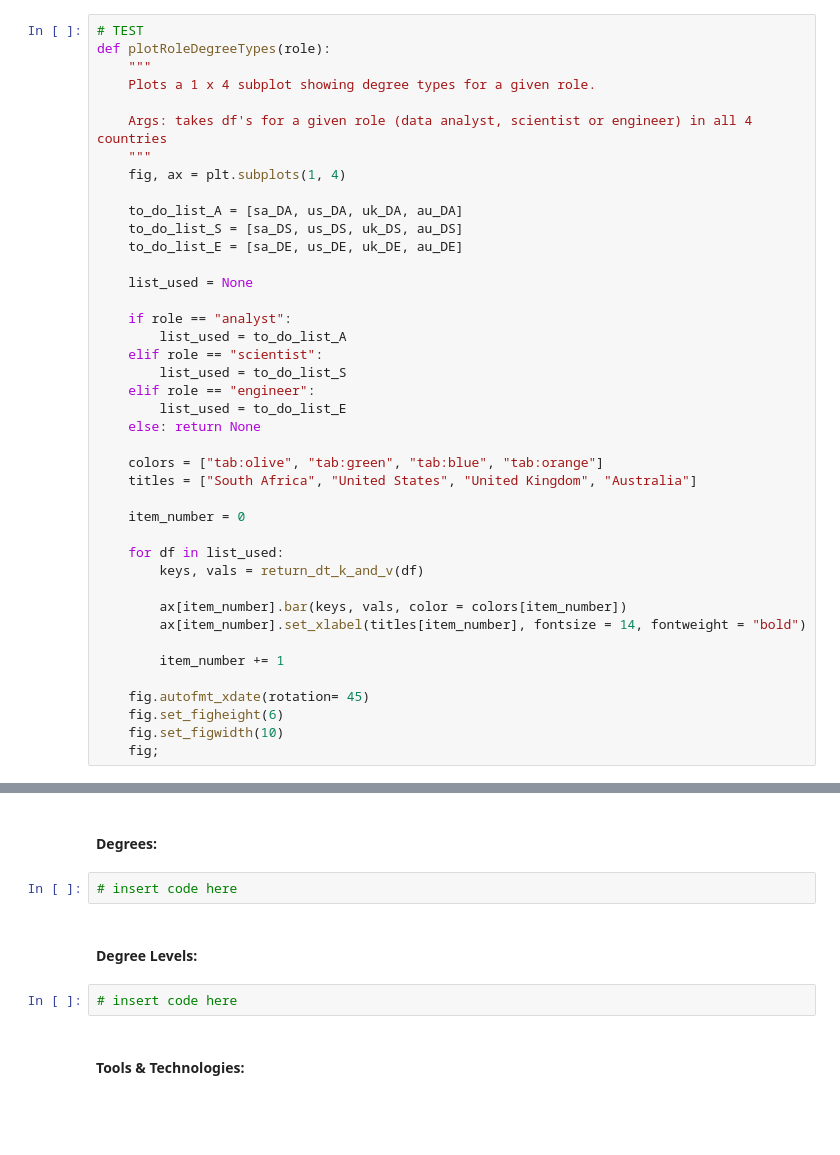
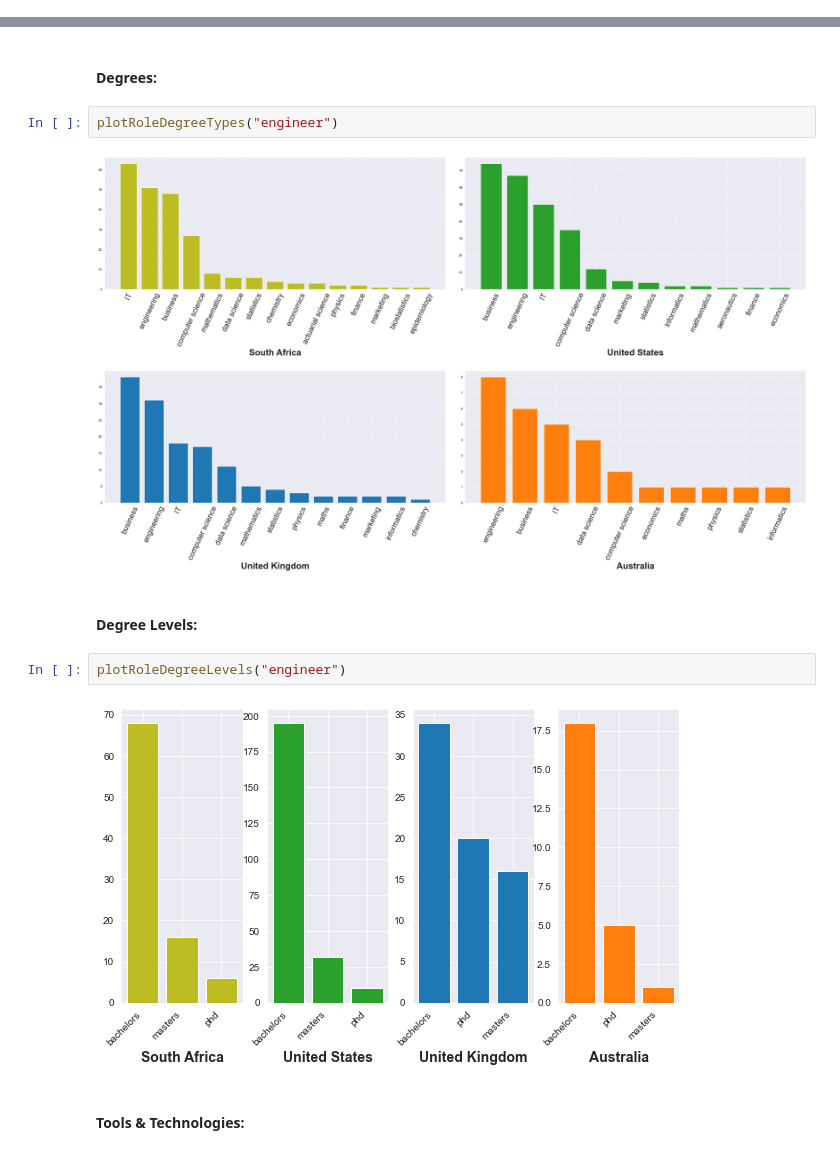
Before and after one commit to 10David15/Data-Science-Job-Analysis, a Jupyter notebook: Job & Country Analysis.ipynb, the cells around one changed output, grey strips where cells are left out. Cells and saved outputs as stored; diff of their text form; blank space fills up the shorter version.

```diff
--- a/Job & Country Analysis.ipynb
+++ b/Job & Country Analysis.ipynb
@@ -278,43 +329,2 @@ plt.title("Degrees - Data Analysts (Australia):", size=16, weight = "bold");
 # %% [markdown]
 As seen above, data analyst positions commonly require a **business** related degree. Other notable types include **engineering, computer science, IT, mathematics, statistics, and data science** degrees.
-# %%
-# TEST
-def plotRoleDegreeTypes(role):
-    """
-    Plots a 1 x 4 subplot showing degree types for a given role.
-
-    Args: takes df's for a given role (data analyst, scientist or engineer) in all 4 countries
-    """
-    fig, ax = plt.subplots(1, 4)
-
-    to_do_list_A = [sa_DA, us_DA, uk_DA, au_DA]
-    to_do_list_S = [sa_DS, us_DS, uk_DS, au_DS]
-    to_do_list_E = [sa_DE, us_DE, uk_DE, au_DE]
-
-    list_used = None
-
-    if role == "analyst":
-        list_used = to_do_list_A
-    elif role == "scientist":
-        list_used = to_do_list_S
-    elif role == "engineer":
-        list_used = to_do_list_E
-    else: return None
-
-    colors = ["tab:olive", "tab:green", "tab:blue", "tab:orange"]
-    titles = ["South Africa", "United States", "United Kingdom", "Australia"]
-
-    item_number = 0
-
-    for df in list_used:
-        keys, vals = return_dt_k_and_v(df)
-
-        ax[item_number].bar(keys, vals, color = colors[item_number])
-        ax[item_number].set_xlabel(titles[item_number], fontsize = 14, fontweight = "bold")
-
-        item_number += 1
-
-    fig.autofmt_xdate(rotation= 45)
-    fig.set_figheight(6)
-    fig.set_figwidth(10)
-    fig;
@@ -453,12 +405,16 @@ plt.title("Tools & Technologies - Data Scientists (Australia):", size=16, weight
 ### iii. Data Engineer
 # %% [markdown]
 #### Degrees:
-# %%
-# insert code here
+# %%
+plotRoleDegreeTypes("engineer")
+# %% [output]
+[figure, added]
 # %% [markdown]
 #### Degree Levels:
-# %%
-# insert code here
+# %%
+plotRoleDegreeLevels("engineer")
+# %% [output]
+[figure, added]
 # %% [markdown]
 #### Tools & Technologies:
 # %%
```
Also changed, not shown: parts of 28 cells of this notebook.
